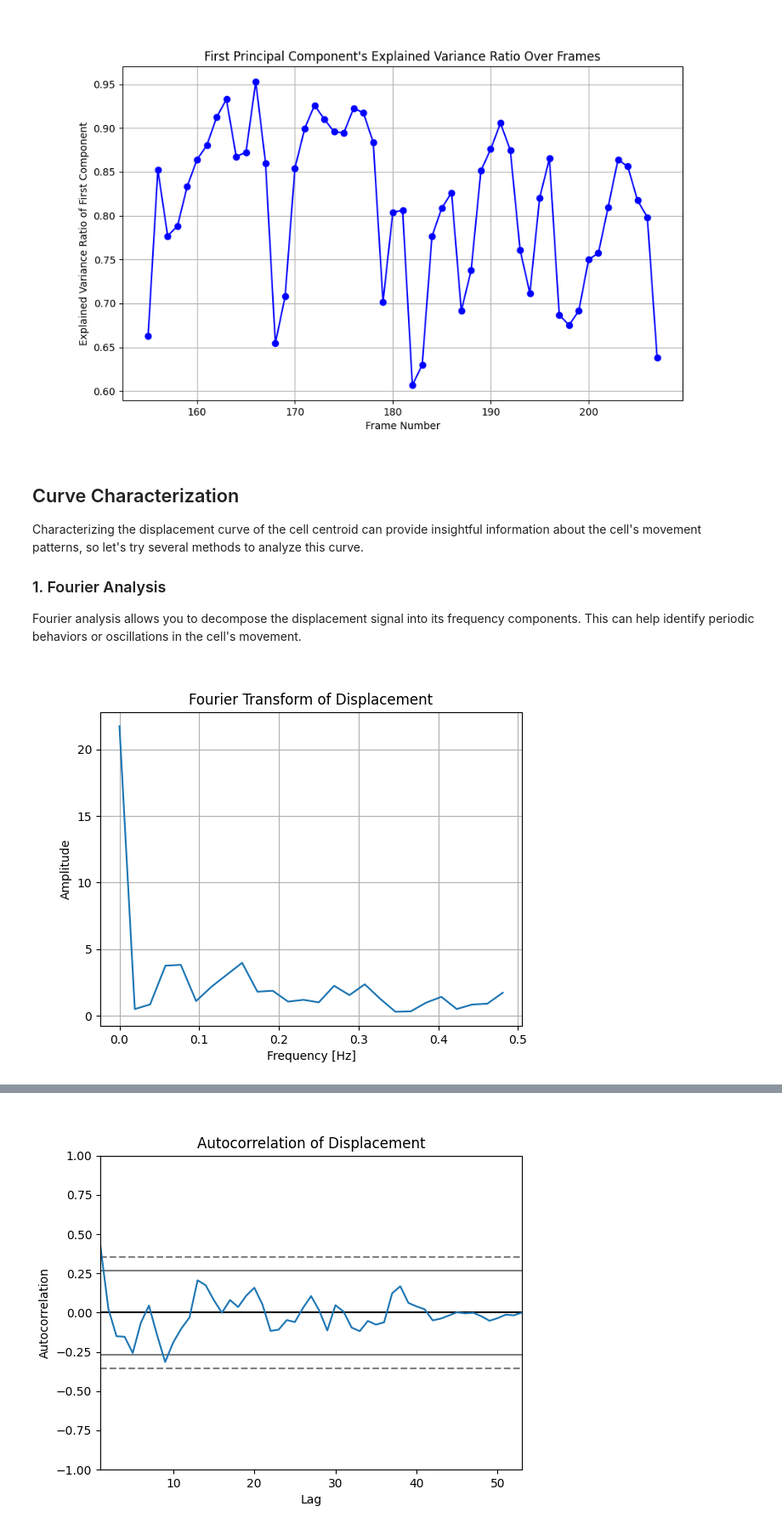
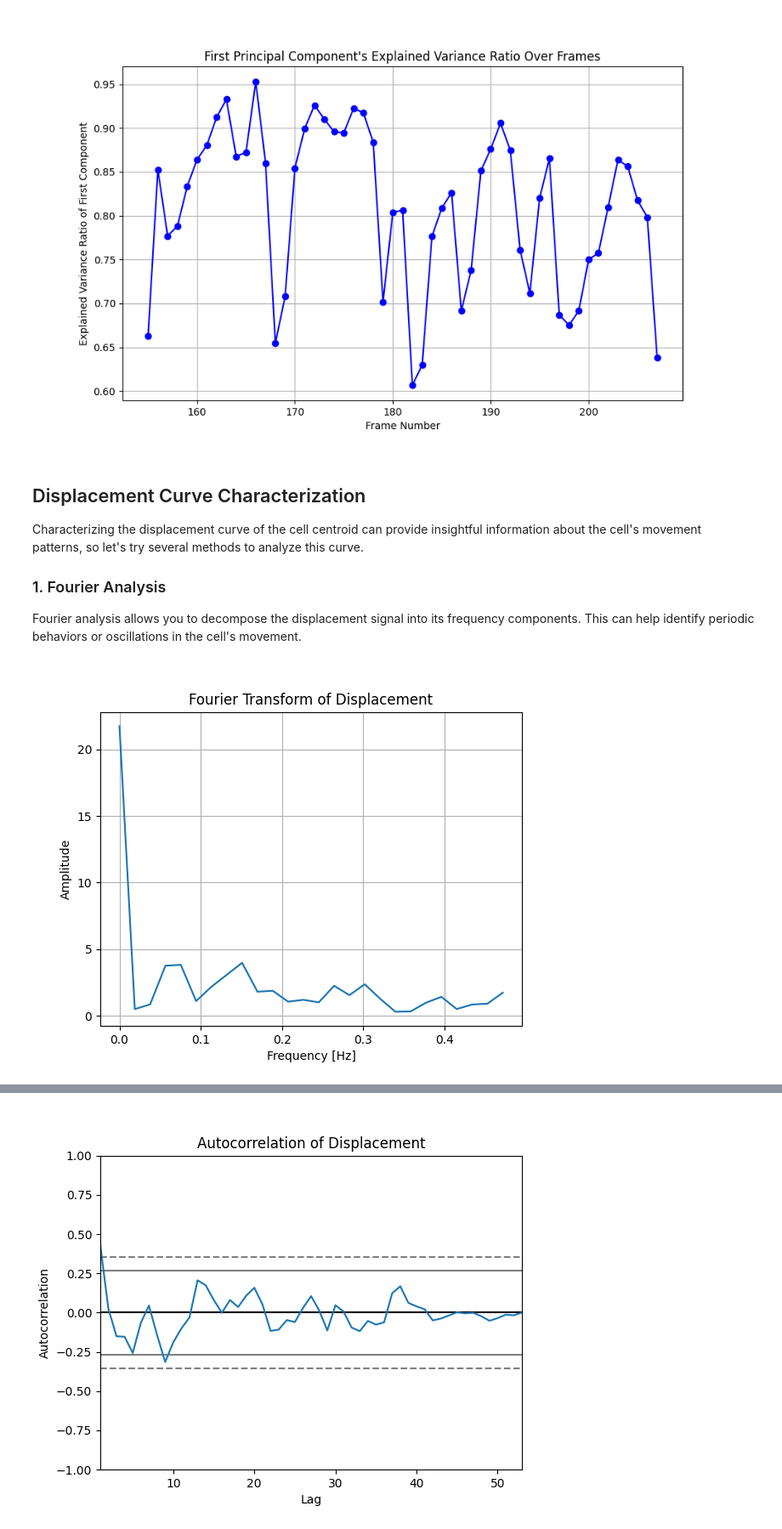
Before and after one commit to gonzaloangaut/tracking_cells, a Jupyter notebook: data_analysis.ipynb, the cells around one changed output, grey strips where cells are left out. Shown at 85% size. Drawn from its saved outputs; the diff is of its cells as text; code cells hidden in the pictures.

```diff
--- a/data_analysis.ipynb
+++ b/data_analysis.ipynb
@@ -230,7 +230,7 @@ plt.show()
 # %% [output]
 [figure]
 # %% [markdown]
-## Curve Characterization
+## Displacement Curve Characterization
 Characterizing the displacement curve of the cell centroid can provide insightful information about the cell's movement patterns, so let's try several methods to analyze this curve.
 
 ### 1. Fourier Analysis
@@ -238,28 +238,30 @@ Fourier analysis allows you to decompose the displacement signal into its freque
 # %%
 from scipy.fft import fft, fftfreq
 
 # Assume `displacement` is your displacement array and `frame_numbers` is the array of frame numbers
 displacement = cell_df['displacement'].values
 frame_numbers = cell_df['frame'].values
 
 # Number of sample points
 N = len(displacement)
-# Sample spacing
-T = (frame_numbers[-1] - frame_numbers[0]) / N
+
+# Sample spacing: should be the inverse of the frame rate
+# for units to be correct
+T = 1 # (frame_numbers[-1] - frame_numbers[0]) / N
 
 # Fourier Transform
 yf = fft(displacement)
 xf = fftfreq(N, T)[:N//2]
 
 # Plot the FFT result
 plt.figure()
 plt.plot(xf, 2.0/N * np.abs(yf[:N//2]))
 plt.title("Fourier Transform of Displacement")
 plt.xlabel("Frequency [Hz]")
 plt.ylabel("Amplitude")
 plt.grid()
 plt.show()
 # %% [output]
-[figure, old version]
+[figure, new version]
 # %% [markdown]
 ### 2. Autocorrelation
```
Also changed, not shown: parts of 4 cells of this notebook.
